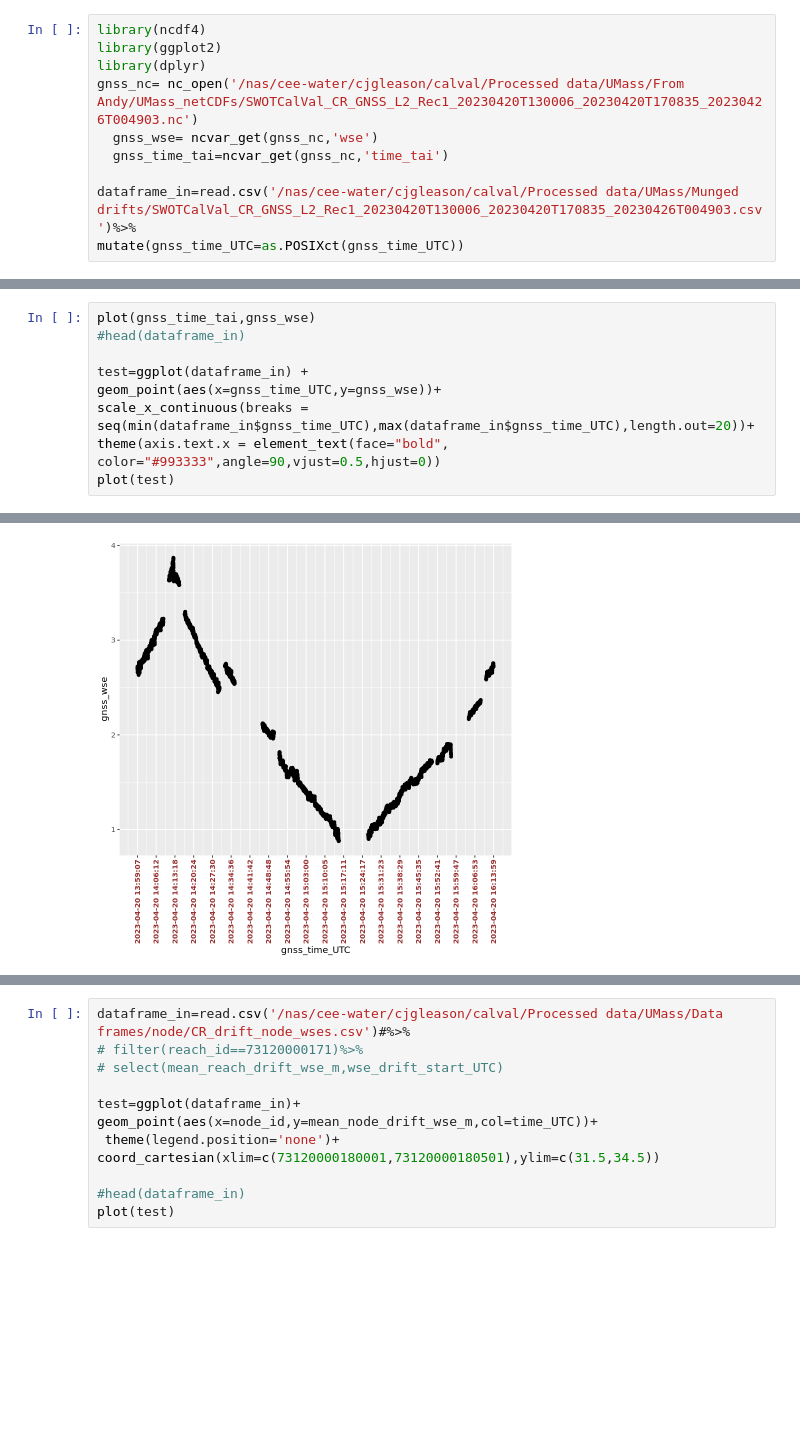
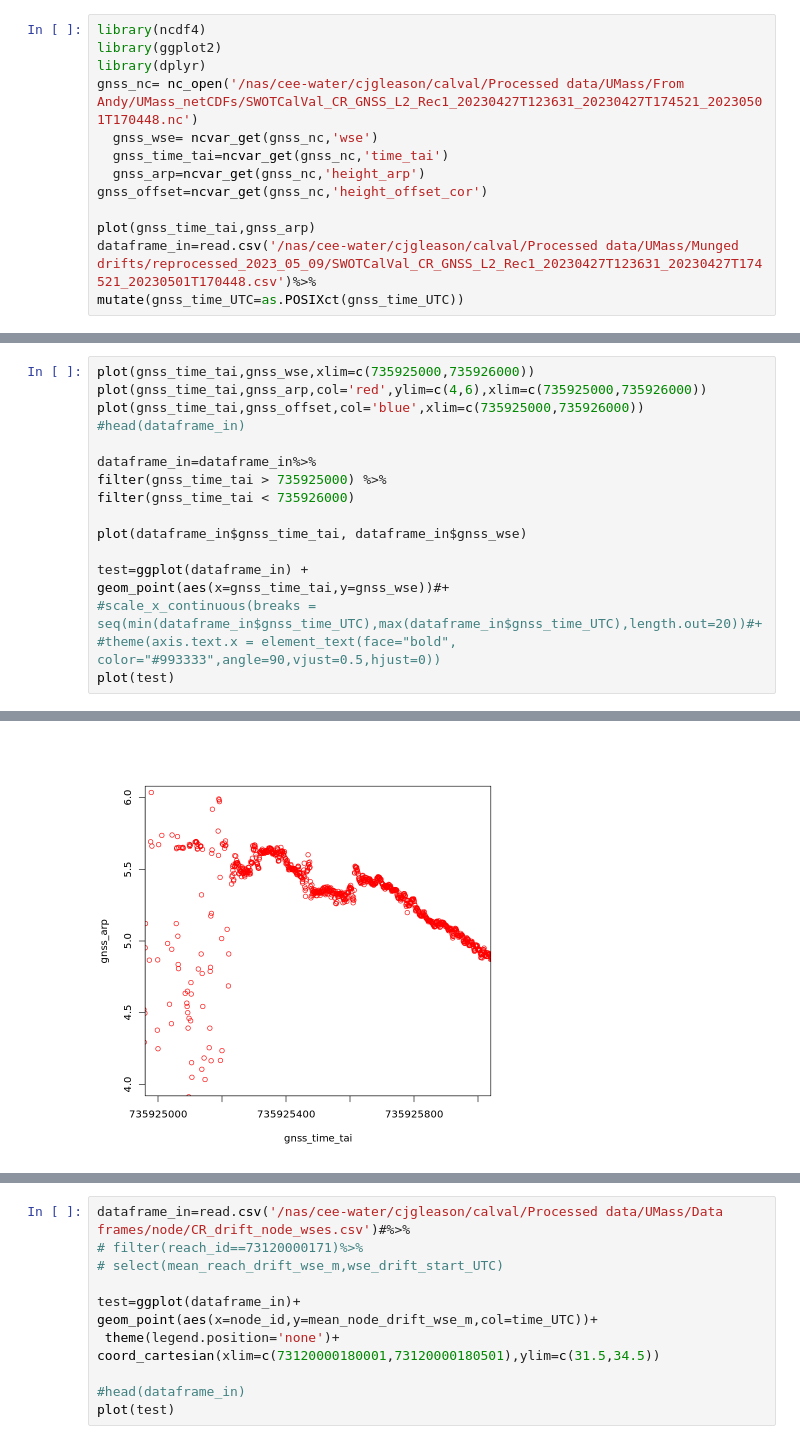
Before and after one commit to cjgleason/calval_toolbox, a Jupyter notebook: R code/Untitled1.ipynb, the cells around one changed output, grey strips where cells are left out. Saved outputs shown, nothing was run; the diff lists cells and outputs as text; blank space fills up the shorter version.

```diff
--- a/R code/Untitled1.ipynb
+++ b/R code/Untitled1.ipynb
@@ -2,10 +2,13 @@
 library(ncdf4)
 library(ggplot2)
 library(dplyr)
-gnss_nc= nc_open('/nas/cee-water/cjgleason/calval/Processed data/UMass/From Andy/UMass_netCDFs/SWOTCalVal_CR_GNSS_L2_Rec1_20230420T130006_20230420T170835_20230426T004903.nc')
+gnss_nc= nc_open('/nas/cee-water/cjgleason/calval/Processed data/UMass/From Andy/UMass_netCDFs/SWOTCalVal_CR_GNSS_L2_Rec1_20230427T123631_20230427T174521_20230501T170448.nc')
   gnss_wse= ncvar_get(gnss_nc,'wse')
   gnss_time_tai=ncvar_get(gnss_nc,'time_tai')
+  gnss_arp=ncvar_get(gnss_nc,'height_arp')
+gnss_offset=ncvar_get(gnss_nc,'height_offset_cor')
 
-dataframe_in=read.csv('/nas/cee-water/cjgleason/calval/Processed data/UMass/Munged drifts/SWOTCalVal_CR_GNSS_L2_Rec1_20230420T130006_20230420T170835_20230426T004903.csv')%>%
+plot(gnss_time_tai,gnss_arp)
+dataframe_in=read.csv('/nas/cee-water/cjgleason/calval/Processed data/UMass/Munged drifts/reprocessed_2023_05_09/SWOTCalVal_CR_GNSS_L2_Rec1_20230427T123631_20230427T174521_20230501T170448.csv')%>%
 mutate(gnss_time_UTC=as.POSIXct(gnss_time_UTC))
 # %% [output]
@@ -23,10 +37,18 @@ The following objects are masked from ‘package:base’:
 # %%
-plot(gnss_time_tai,gnss_wse)
+plot(gnss_time_tai,gnss_wse,xlim=c(735925000,735926000))
+plot(gnss_time_tai,gnss_arp,col='red',ylim=c(4,6),xlim=c(735925000,735926000))
+plot(gnss_time_tai,gnss_offset,col='blue',xlim=c(735925000,735926000))
 #head(dataframe_in)
 
+dataframe_in=dataframe_in%>%
+filter(gnss_time_tai > 735925000) %>%
+filter(gnss_time_tai < 735926000)
+
+plot(dataframe_in$gnss_time_tai, dataframe_in$gnss_wse)
+
 test=ggplot(dataframe_in) +
-geom_point(aes(x=gnss_time_UTC,y=gnss_wse))+
-scale_x_continuous(breaks = seq(min(dataframe_in$gnss_time_UTC),max(dataframe_in$gnss_time_UTC),length.out=20))+
-theme(axis.text.x = element_text(face="bold", color="#993333",angle=90,vjust=0.5,hjust=0))
+geom_point(aes(x=gnss_time_tai,y=gnss_wse))#+
+#scale_x_continuous(breaks = seq(min(dataframe_in$gnss_time_UTC),max(dataframe_in$gnss_time_UTC),length.out=20))#+
+#theme(axis.text.x = element_text(face="bold", color="#993333",angle=90,vjust=0.5,hjust=0))
 plot(test)
 # %% [output]
@@ -34 +56 @@ plot(test)
-[figure, old version]
+[figure, new version]
```
Also changed, not shown: parts of 4 cells of this notebook, 4 other files.
